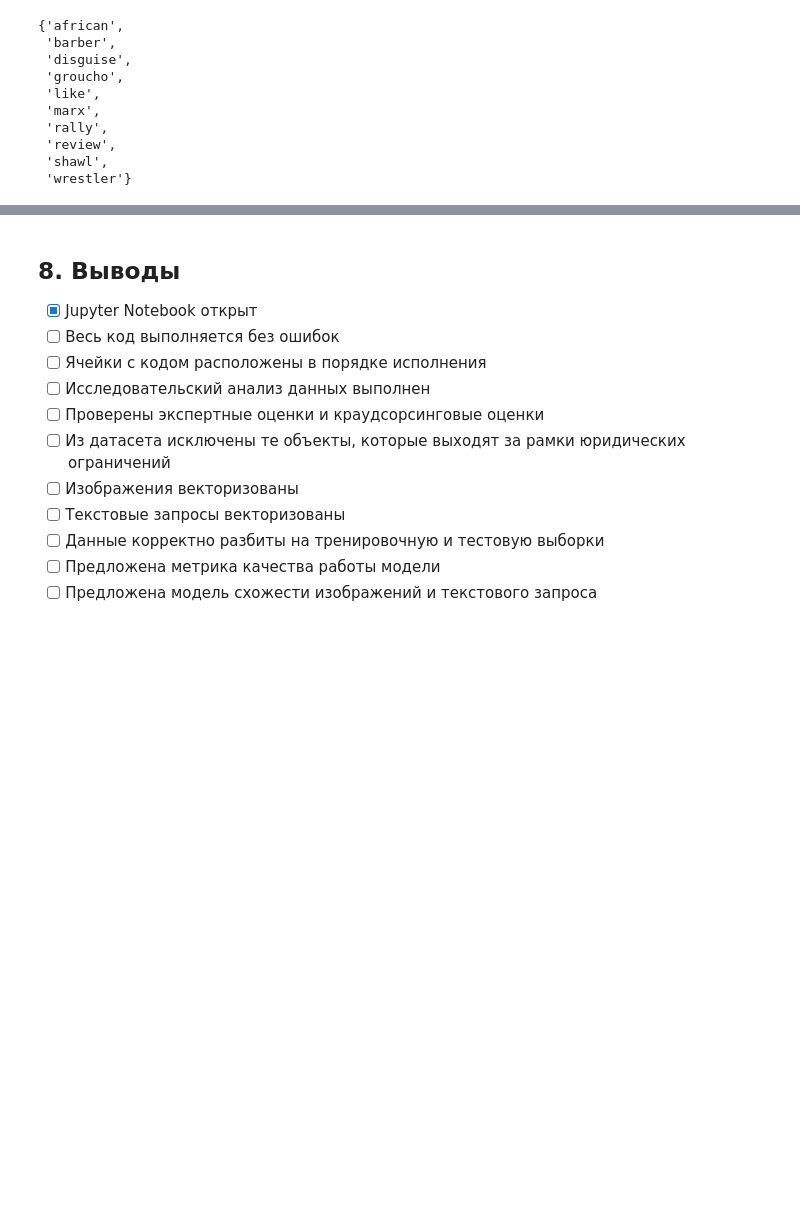
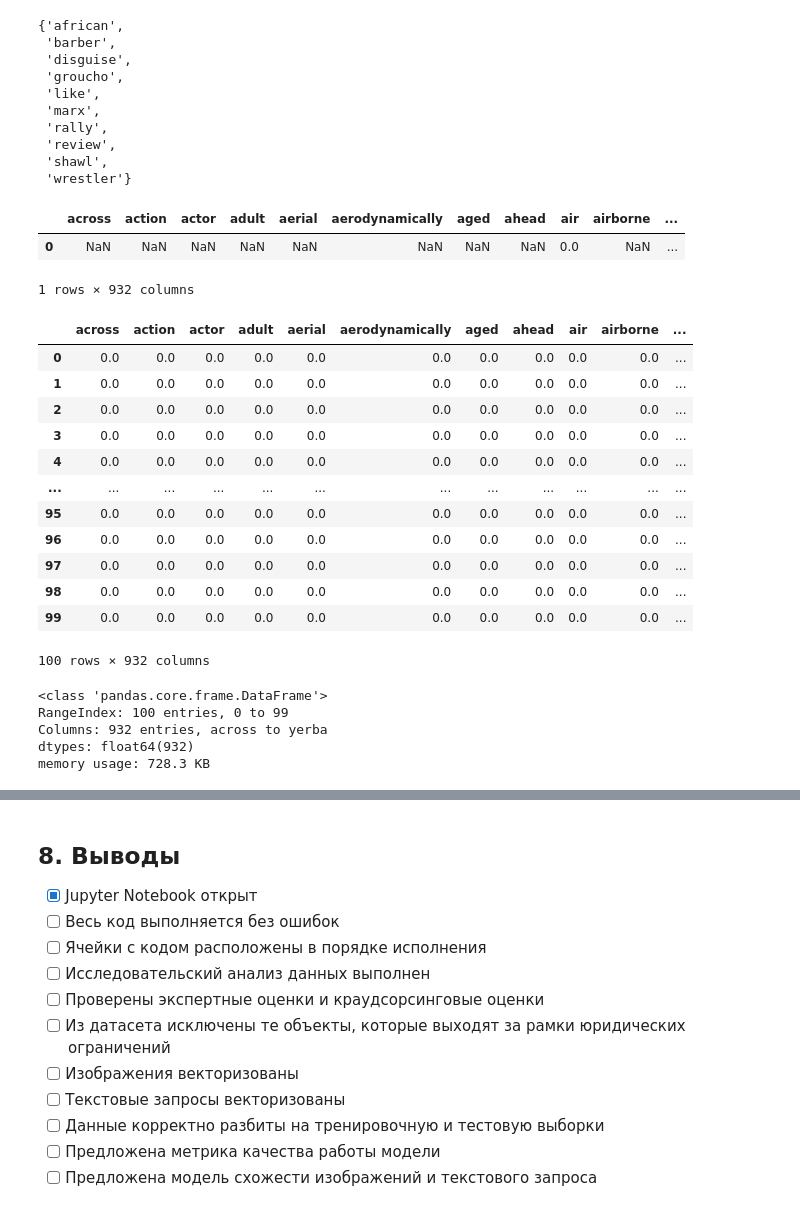
Before and after one commit to Andrefan1406/sb5, a Jupyter notebook: Андрей_Кузнецов_v1.ipynb, the cells around one changed output, grey strips where cells are left out. Saved outputs shown, nothing was run; the diff lists cells and outputs as text; code cells hidden in the pictures; blank space fills up the shorter version.

```diff
--- a/Андрей_Кузнецов_v1.ipynb
+++ b/Андрей_Кузнецов_v1.ipynb
@@ -1231,3 +1247,35 @@ missing_columns
  'review',
  'shawl',
  'wrestler'}
+# %%
+X_test_first_row_filtered = X_test_first_row.drop(columns=list(missing_columns), axis=1)
+X_test_first_row_filtered
+# %% [output]
+|  | across | action | actor | adult | aerial | aerodynamically | aged | ahead | air | airborne | ... |
+| 0 | NaN | NaN | NaN | NaN | NaN | NaN | NaN | NaN | 0.0 | NaN | ... |
+1 rows × 932 columns
+# %%
+X_test_repeated = pd.concat([X_test_first_row_filtered] * len(test_data_features), ignore_index=True).fillna(0.0)
+X_test_repeated
+# %% [output]
+|  | across | action | actor | adult | aerial | aerodynamically | aged | ahead | air | airborne | ... |
+| 0 | 0.0 | 0.0 | 0.0 | 0.0 | 0.0 | 0.0 | 0.0 | 0.0 | 0.0 | 0.0 | ... |
+| 1 | 0.0 | 0.0 | 0.0 | 0.0 | 0.0 | 0.0 | 0.0 | 0.0 | 0.0 | 0.0 | ... |
+| 2 | 0.0 | 0.0 | 0.0 | 0.0 | 0.0 | 0.0 | 0.0 | 0.0 | 0.0 | 0.0 | ... |
+| 3 | 0.0 | 0.0 | 0.0 | 0.0 | 0.0 | 0.0 | 0.0 | 0.0 | 0.0 | 0.0 | ... |
+| 4 | 0.0 | 0.0 | 0.0 | 0.0 | 0.0 | 0.0 | 0.0 | 0.0 | 0.0 | 0.0 | ... |
+| ... | ... | ... | ... | ... | ... | ... | ... | ... | ... | ... | ... |
+| 95 | 0.0 | 0.0 | 0.0 | 0.0 | 0.0 | 0.0 | 0.0 | 0.0 | 0.0 | 0.0 | ... |
+| 96 | 0.0 | 0.0 | 0.0 | 0.0 | 0.0 | 0.0 | 0.0 | 0.0 | 0.0 | 0.0 | ... |
+| 97 | 0.0 | 0.0 | 0.0 | 0.0 | 0.0 | 0.0 | 0.0 | 0.0 | 0.0 | 0.0 | ... |
+| 98 | 0.0 | 0.0 | 0.0 | 0.0 | 0.0 | 0.0 | 0.0 | 0.0 | 0.0 | 0.0 | ... |
+| 99 | 0.0 | 0.0 | 0.0 | 0.0 | 0.0 | 0.0 | 0.0 | 0.0 | 0.0 | 0.0 | ... |
+100 rows × 932 columns
+# %%
+X_test_repeated.info()
+# %% [output]
+<class 'pandas.core.frame.DataFrame'>
+RangeIndex: 100 entries, 0 to 99
+Columns: 932 entries, across to yerba
+dtypes: float64(932)
+memory usage: 728.3 KB
```
Also changed, not shown: parts of 18 cells of this notebook.
